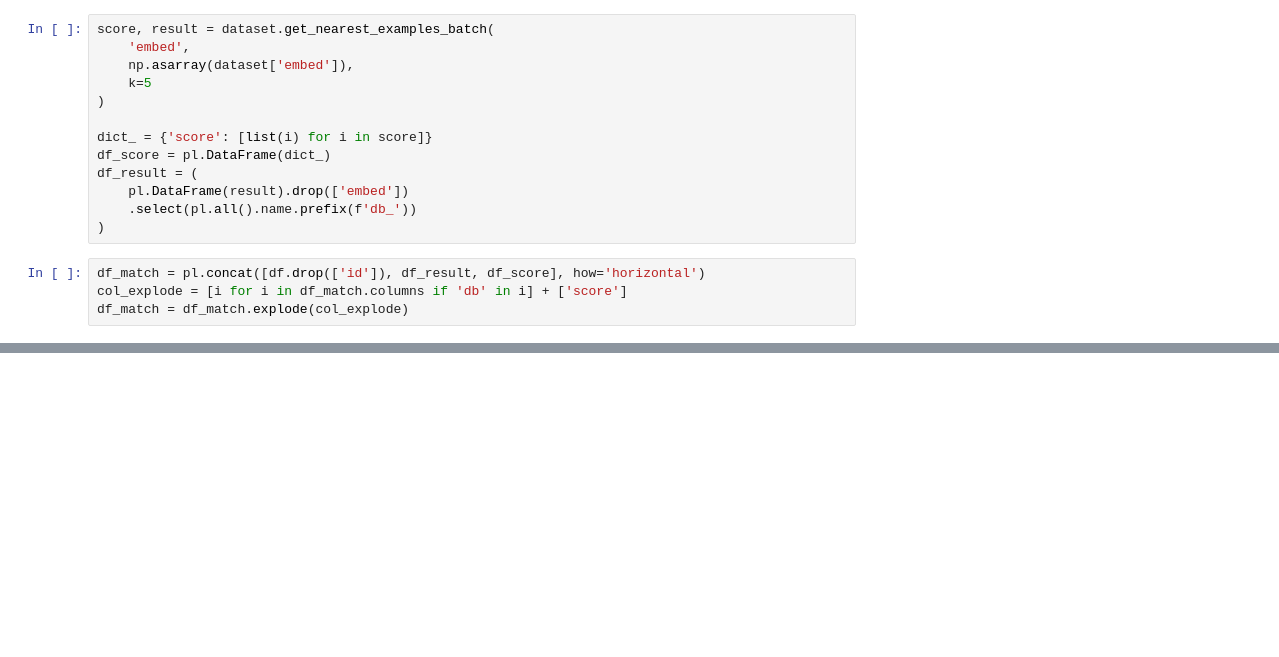
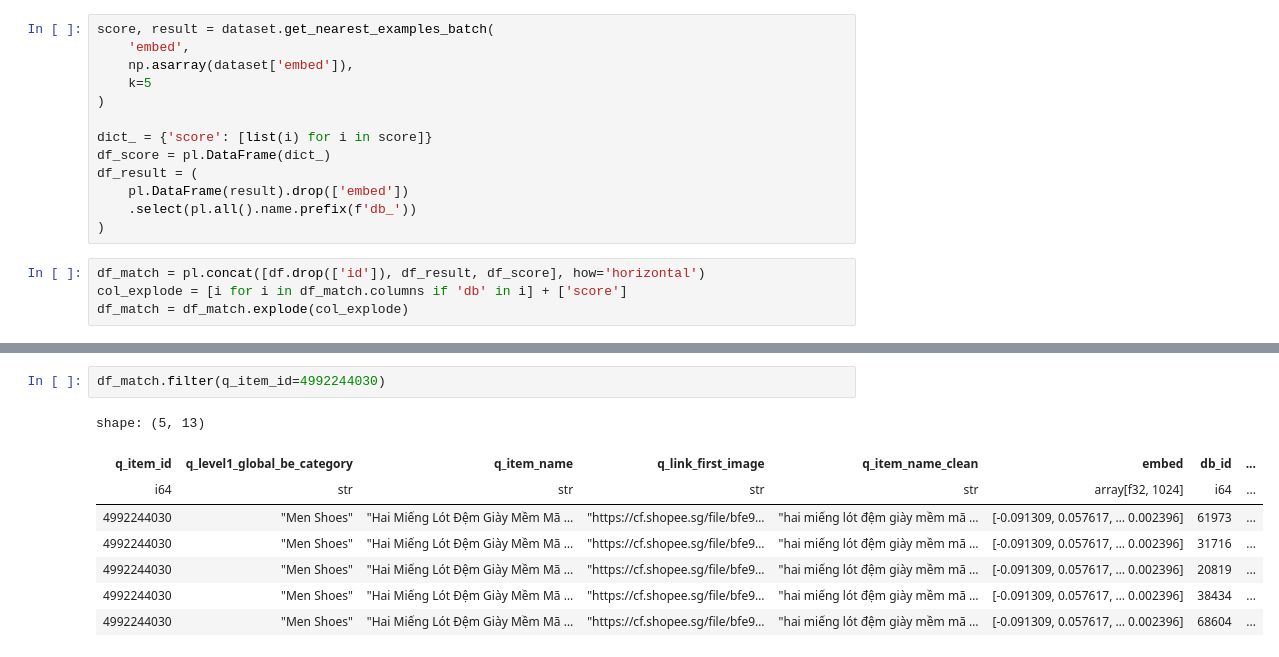
Before and after one commit to kevinkhang2909/item_matching, a Jupyter notebook: notebooks/examples/model_try/embed_jina.ipynb, the cells around one changed output, grey strips where cells are left out. Saved outputs shown, nothing was run; the diff lists cells and outputs as text; blank space fills up the shorter version.

```diff
--- a/notebooks/examples/model_try/embed_jina.ipynb
+++ b/notebooks/examples/model_try/embed_jina.ipynb
@@ -127,0 +128,11 @@ shape: (360_550, 13)
+# %%
+df_match.filter(q_item_id=4992244030)
+# %% [output]
+shape: (5, 13)
+| q_item_id | q_level1_global_be_category | q_item_name | q_link_first_image | q_item_name_clean | embed | db_id | ... |
+| i64 | str | str | str | str | array[f32, 1024] | i64 | ... |
+| 4992244030 | "Men Shoes" | "Hai Miếng Lót Đệm Giày Mềm Mã … | "https://cf.shopee.sg/file/bfe9… | "hai miếng lót đệm giày mềm mã … | [-0.091309, 0.057617, … 0.002396] | 61973 | ... |
+| 4992244030 | "Men Shoes" | "Hai Miếng Lót Đệm Giày Mềm Mã … | "https://cf.shopee.sg/file/bfe9… | "hai miếng lót đệm giày mềm mã … | [-0.091309, 0.057617, … 0.002396] | 31716 | ... |
+| 4992244030 | "Men Shoes" | "Hai Miếng Lót Đệm Giày Mềm Mã … | "https://cf.shopee.sg/file/bfe9… | "hai miếng lót đệm giày mềm mã … | [-0.091309, 0.057617, … 0.002396] | 20819 | ... |
+| 4992244030 | "Men Shoes" | "Hai Miếng Lót Đệm Giày Mềm Mã … | "https://cf.shopee.sg/file/bfe9… | "hai miếng lót đệm giày mềm mã … | [-0.091309, 0.057617, … 0.002396] | 38434 | ... |
+| 4992244030 | "Men Shoes" | "Hai Miếng Lót Đệm Giày Mềm Mã … | "https://cf.shopee.sg/file/bfe9… | "hai miếng lót đệm giày mềm mã … | [-0.091309, 0.057617, … 0.002396] | 68604 | ... |
```
Also changed, not shown: parts of 4 cells of this notebook, 7 other files.
